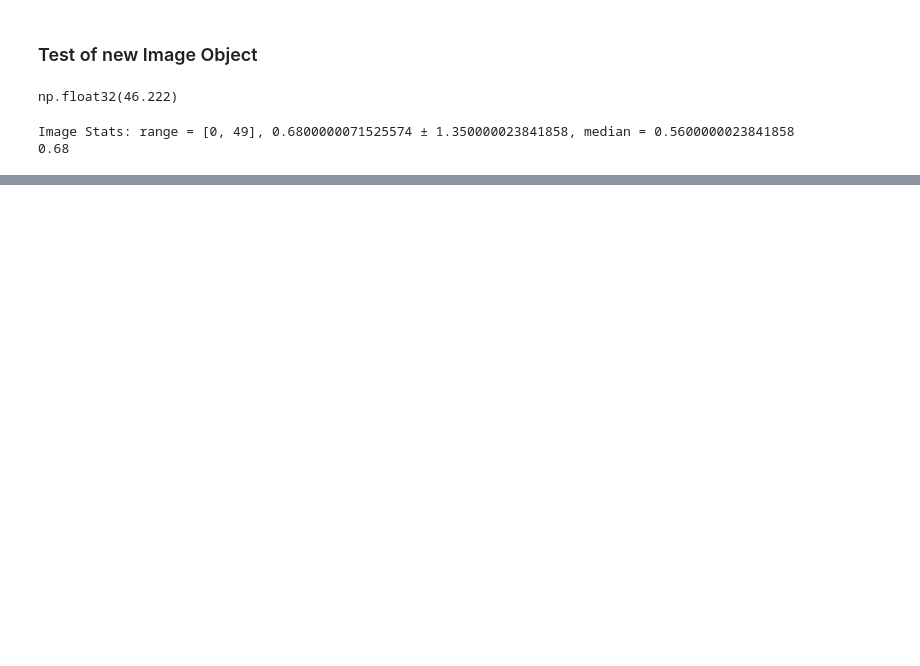
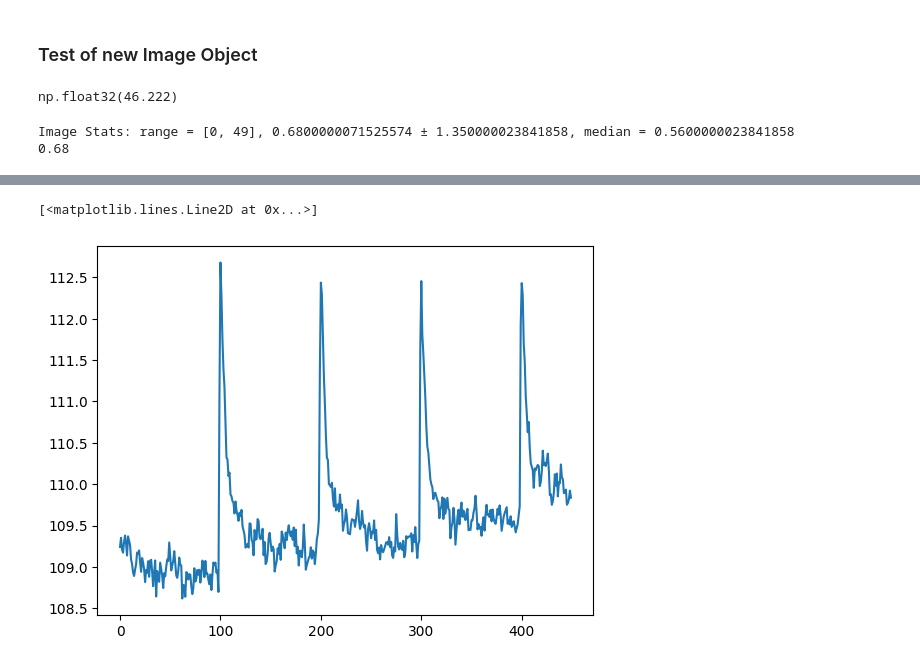
Before and after one commit to andreasmz/neurotorch, a Jupyter notebook: dev/notebooks/devNotebook7.ipynb, the cells around one changed output, grey strips where cells are left out. Cells and saved outputs as stored; diff of their text form; code cells hidden in the pictures; blank space fills up the shorter version.

```diff
--- a/dev/notebooks/devNotebook7.ipynb
+++ b/dev/notebooks/devNotebook7.ipynb
@@ -223,0 +245,5 @@ Image Stats: range = [0, 49], 0.6800000071525574 ± 1.350000023841858, median =
+# %%
+plt.plot(np.mean(denoised, axis=(1,2)))
+# %% [output]
+[<matplotlib.lines.Line2D at 0x...>]
+[figure, added]
```
Also changed, not shown: parts of 10 cells of this notebook, 2 other files.
